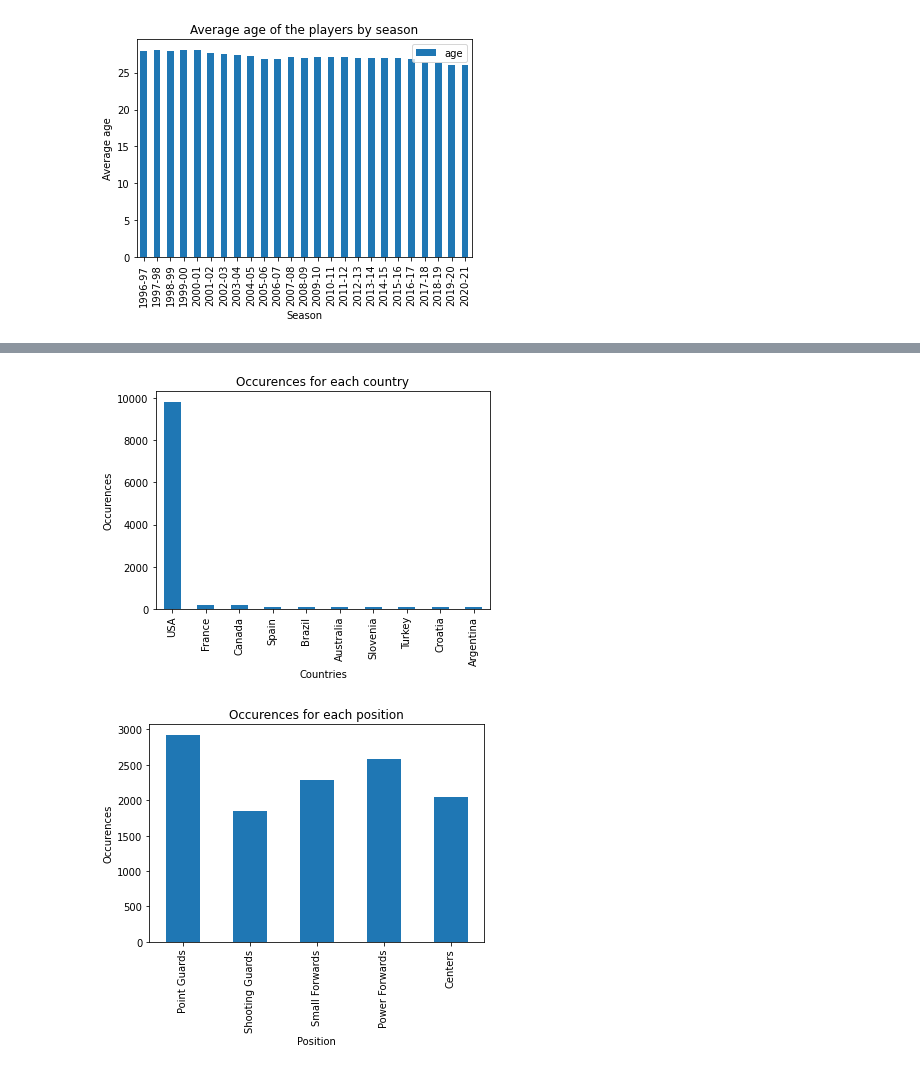
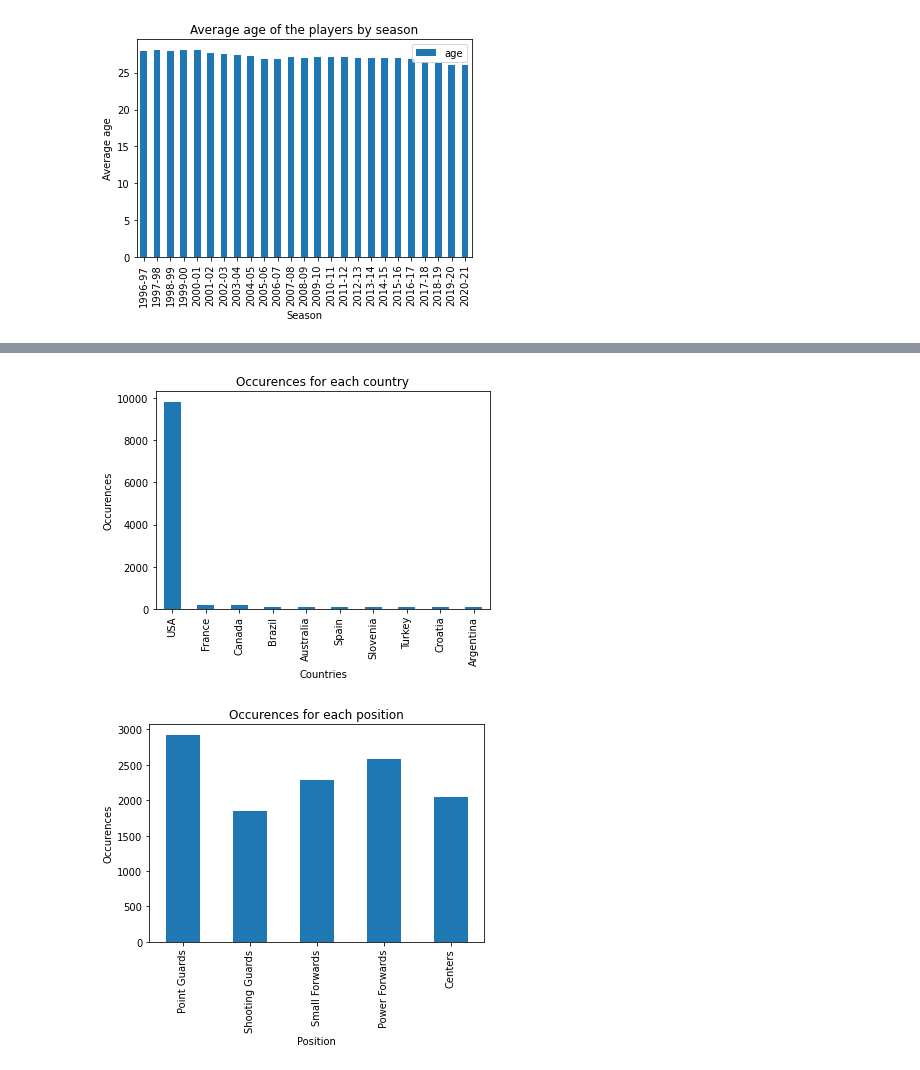
Before and after one commit to preet-panchal/NBA-MVP-Predictor, a Jupyter notebook: final-project-group16.ipynb, the cells around one changed output, grey strips where cells are left out. Saved outputs shown, nothing was run; the diff lists cells and outputs as text; code cells hidden in the pictures.

```diff
--- a/final-project-group16.ipynb
+++ b/final-project-group16.ipynb
@@ -231,18 +225,12 @@ colleges[:10].plot.bar();
 # %%
 # 4) Find the top 5 countries NBA players are from.
 #     * To see what percentage of players from each unique country
-countries_dict = defaultdict(int)
-for country in df['country']:
-    countries_dict[country] += 1
-#df['college'].value_counts(sort=False).plot.bar();
-countries_dict = dict(sorted(countries_dict.items(), key=lambda item: item[1], reverse=True))
-countries = pd.Series(countries_dict)
 plt.title('Occurences for each country')
 plt.xlabel('Countries')
 plt.ylabel('Occurences')
-countries[:10].plot.bar();
+df["country"].value_counts()[:10].plot.bar();
 # %% [output]
-[figure, old version]
+[figure, new version]
 # %%
 # 5) Compare first-round, number-one player picks from each draft year.
 #     * To find out whether there were any NBA busts from the draft.
```
Also changed, not shown: parts of 1 cell of this notebook.
